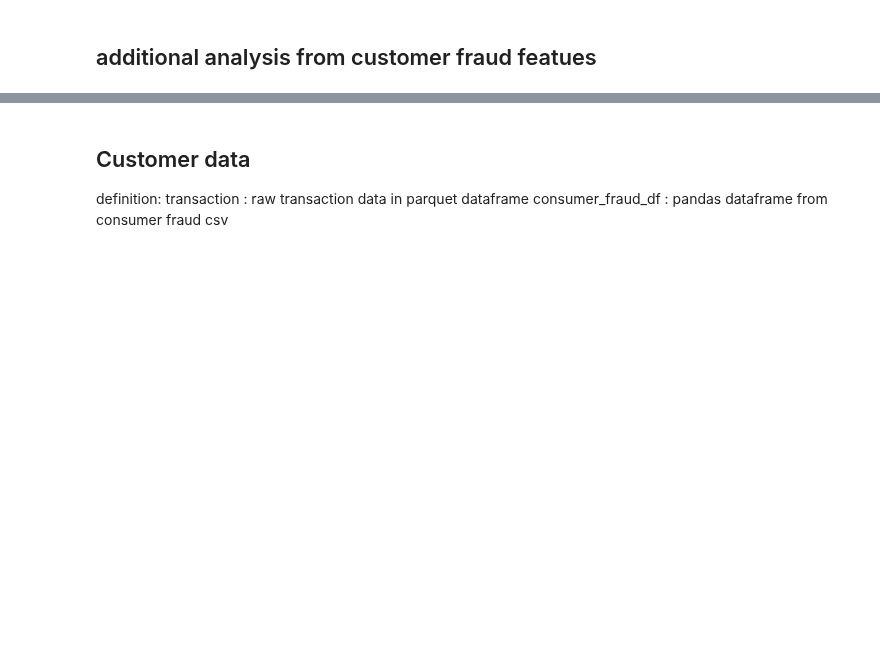
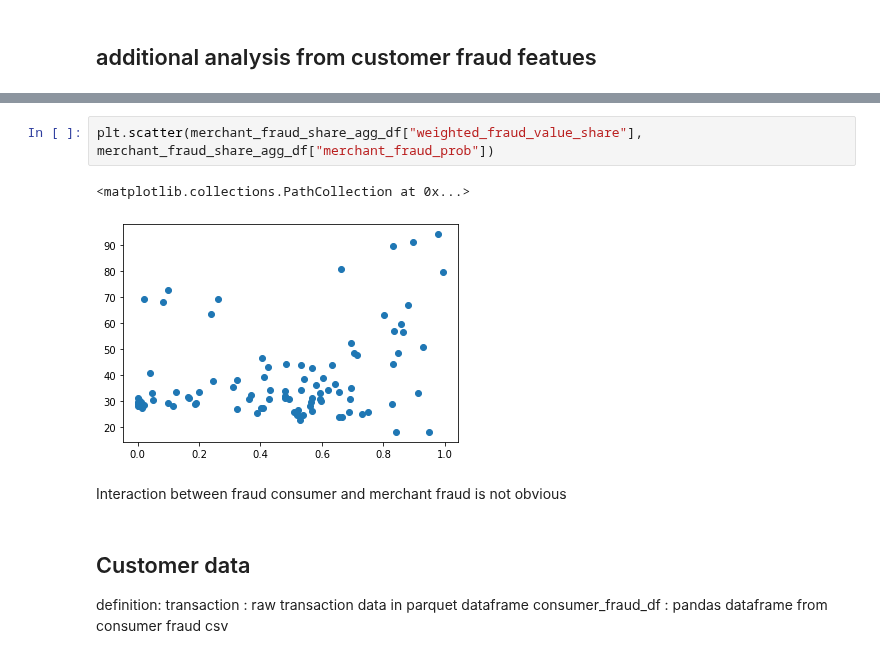
Before and after one commit to MAST30034-Applied-Data-Science/generic-buy-now-pay-later-project-group-19, a Jupyter notebook: notebooks/fraud.ipynb, the cells around one changed output, grey strips where cells are left out. Cells and saved outputs as stored; diff of their text form; blank space fills up the shorter version.

```diff
--- a/notebooks/fraud.ipynb
+++ b/notebooks/fraud.ipynb
@@ -498,3 +556,10 @@ This doesn't suggest that other features we have are noises. Maybe the other fea
+# %%
+plt.scatter(merchant_fraud_share_agg_df["weighted_fraud_value_share"], merchant_fraud_share_agg_df["merchant_fraud_prob"])
+# %% [output]
+<matplotlib.collections.PathCollection at 0x...>
+[figure, added]
+# %% [markdown]
+Interaction between fraud consumer and merchant fraud is not obvious
 # %% [markdown]
 ## Customer data
 
```
Also changed, not shown: parts of 12 cells of this notebook.
